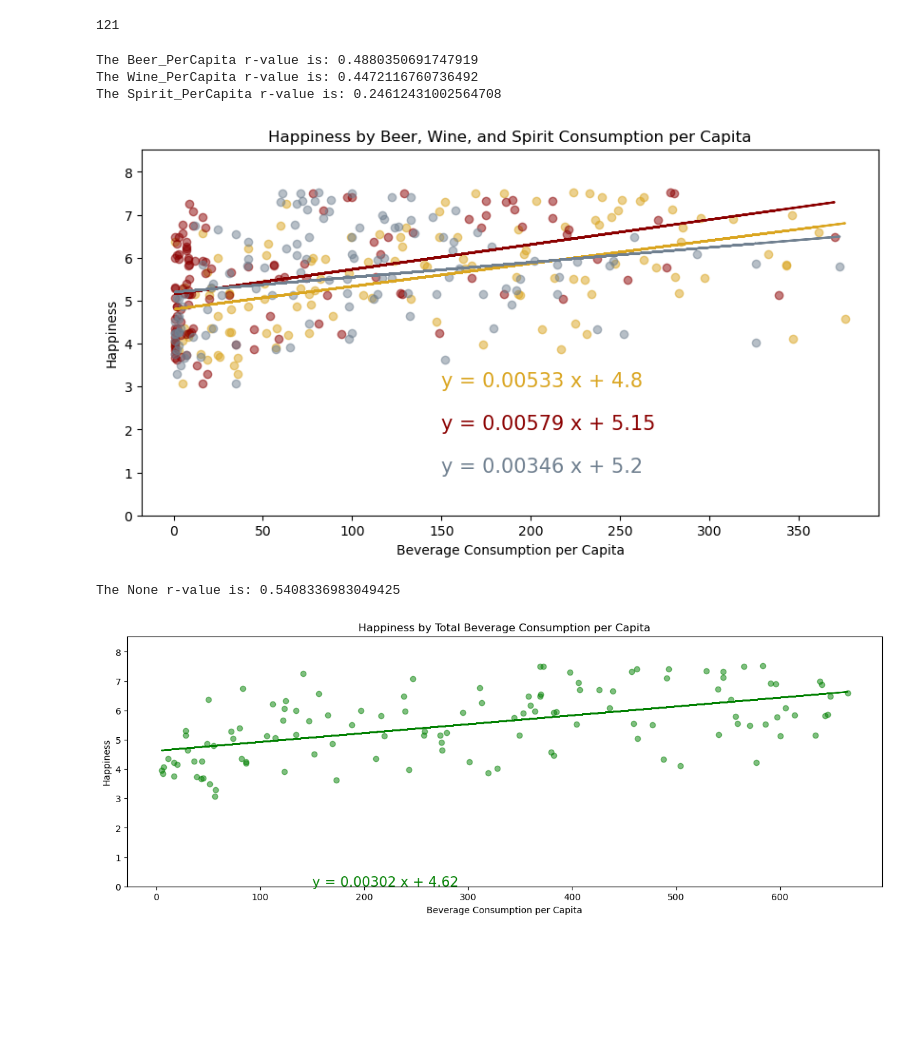
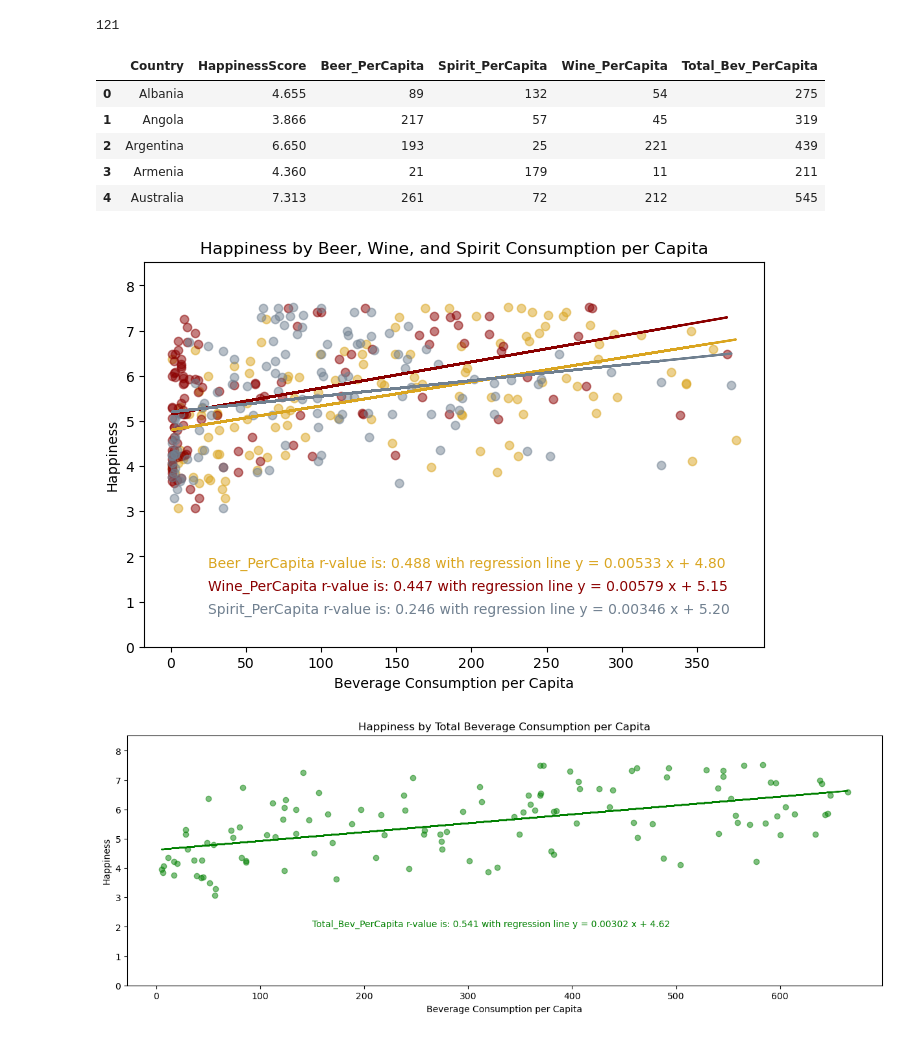
Before and after one commit to mattcaseycpa/project1, a Jupyter notebook: project.ipynb, the cells around one changed output. Saved outputs shown, nothing was run; the diff lists cells and outputs as text; code cells hidden in the pictures; blank space fills up the shorter version.

```diff
--- a/project.ipynb
+++ b/project.ipynb
@@ -846,43 +846,45 @@ OH_happiness = merged_data_complete[["Country", "HappinessScore", "Beer_PerCapit
 len(OH_happiness)
 # %% [output]
 121
+# %%
+OH_happiness["Total_Bev_PerCapita"] = OH_happiness["Beer_PerCapita"]+OH_happiness["Wine_PerCapita"]+OH_happiness["Spirit_PerCapita"]
+OH_happiness.head()
+# %% [output]
+|  | Country | HappinessScore | Beer_PerCapita | Spirit_PerCapita | Wine_PerCapita | Total_Bev_PerCapita |
+| 0 | Albania | 4.655 | 89 | 132 | 54 | 275 |
+| 1 | Angola | 3.866 | 217 | 57 | 45 | 319 |
+| 2 | Argentina | 6.650 | 193 | 25 | 221 | 439 |
+| 3 | Armenia | 4.360 | 21 | 179 | 11 | 211 |
+| 4 | Australia | 7.313 | 261 | 72 | 212 | 545 |
 # %%
 # function to create create scatter and linear regression plots
 def lin_regress(x_vals, y_vals, color, x_ann, y_ann):
     (slope, intercept, rval, pval, stderr) = linregress(x_vals, y_vals)
-    print(f"The {x_vals.name} r-value is: {rval}")
+    print_leg = f"{x_vals.name} r-value is: {rval:.3f}"
     regress_vals = x_vals * slope + intercept
-    line_eq = f"y = {round(slope,5)} x + {round(intercept,2)}"
+    line_eq = f"y = {slope:.5f} x + {intercept:.2f}"
     plt.scatter(x_vals, y_vals, c=color, alpha = 0.5)
     plt.plot(x_vals,regress_vals,color)
-    plt.annotate(line_eq,(x_ann, y_ann),fontsize=15,color=color)
+    plt.annotate(f"{print_leg} with regression line {line_eq}",(x_ann, y_ann),fontsize=10,color=color)
     plt.xlabel(f"Beverage Consumption per Capita")
     plt.ylabel(f"Happiness")
     plt.ylim(0, y_vals.max()+1)
-    #plt.legend(x_vals.name)
 # %%
-plt.figure(figsize=(10, 5))
-beer_scat = lin_regress(OH_happiness["Beer_PerCapita"], OH_happiness["HappinessScore"], "goldenrod", 150, 3)
-wine_scat = lin_regress(OH_happiness["Wine_PerCapita"], OH_happiness["HappinessScore"], "darkred", 150, 2)
-spirit_scat = lin_regress(OH_happiness["Spirit_PerCapita"], OH_happiness["HappinessScore"], "slategray", 150, 1)
+plt.figure(figsize=(8, 5))
+beer_scat = lin_regress(OH_happiness["Beer_PerCapita"], OH_happiness["HappinessScore"], "goldenrod", 25, 1.75)
+wine_scat = lin_regress(OH_happiness["Wine_PerCapita"], OH_happiness["HappinessScore"], "darkred", 25, 1.25)
+spirit_scat = lin_regress(OH_happiness["Spirit_PerCapita"], OH_happiness["HappinessScore"], "slategray", 25, 0.75)
 plt.title("Happiness by Beer, Wine, and Spirit Consumption per Capita")
 plt.savefig(f"output_data/OH/Happiness_by_Beer_Wine_and_Spirit_Consumption.png")
 
 plt.show()
 # %% [output]
-The Beer_PerCapita r-value is: 0.4880350691747919
-The Wine_PerCapita r-value is: 0.4472116760736492
-The Spirit_PerCapita r-value is: 0.24612431002564708
-[figure, old version]
+[figure, new version]
 # %%
 plt.figure(figsize=(15, 5))
 
-all_bevs_scat = lin_regress(
-    (OH_happiness["Beer_PerCapita"]+OH_happiness["Wine_PerCapita"]+OH_happiness["Spirit_PerCapita"]),
-    OH_happiness["HappinessScore"], "green", 150, 0)
-
+all_bevs_scat = lin_regress(OH_happiness["Total_Bev_PerCapita"], OH_happiness["HappinessScore"], "green", 150, 2)
 plt.title("Happiness by Total Beverage Consumption per Capita")
 plt.savefig(f"output_data/OH/Happiness_by_Total_Beverage_Consumption.png")
 # %% [output]
-The None r-value is: 0.5408336983049425
-[figure, old version]
+[figure, new version]
```
Also changed, not shown: parts of 1 cell of this notebook, 13 other files.
